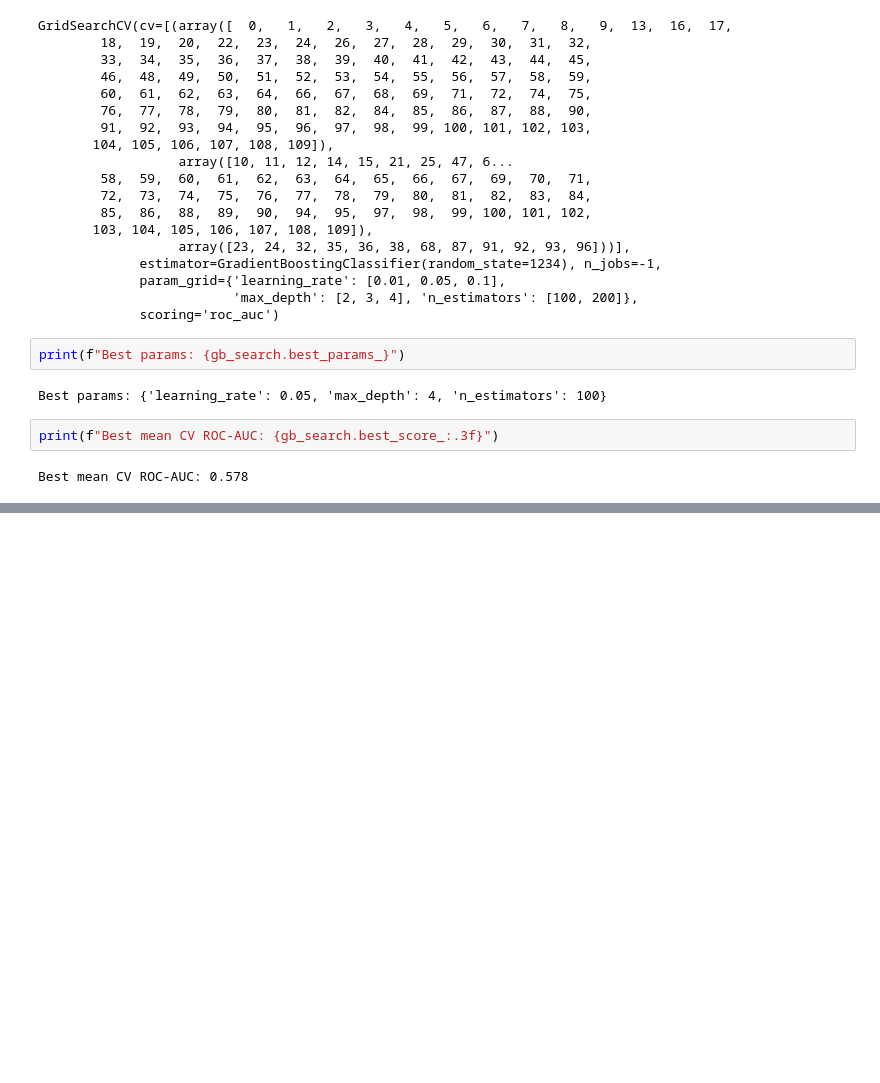
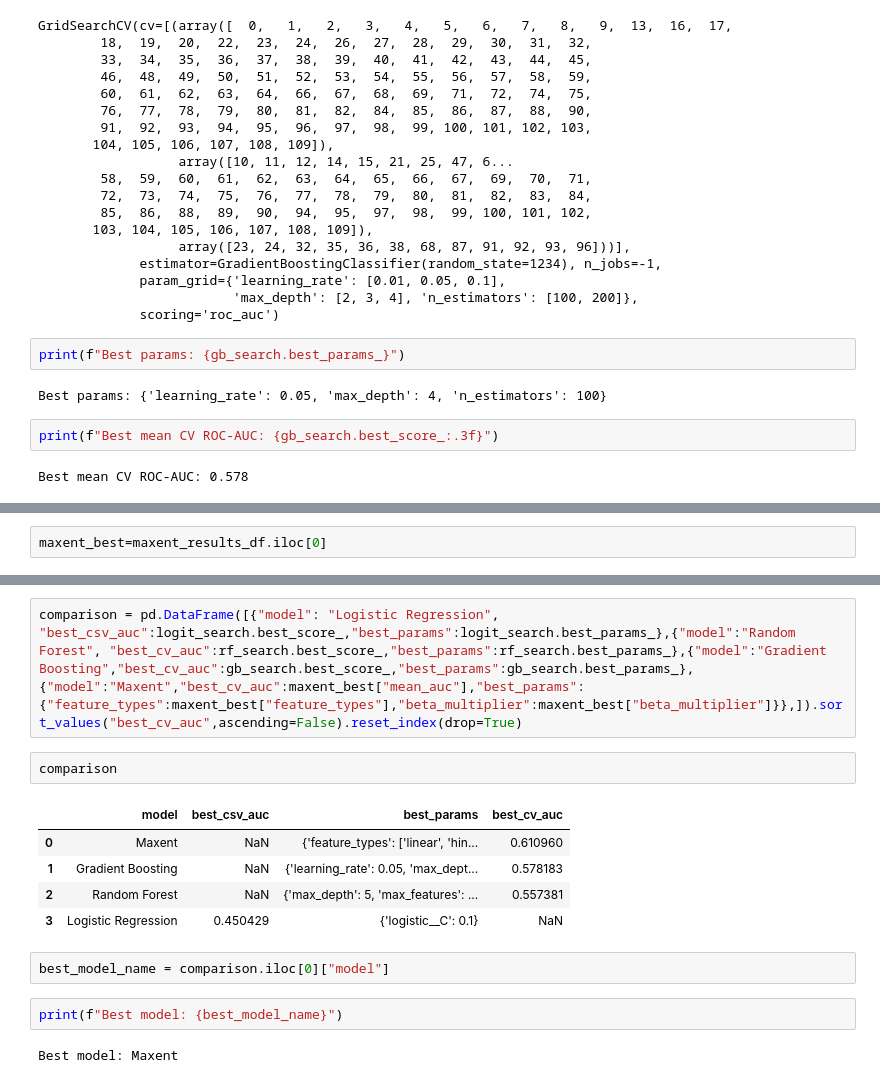
Before and after one commit to weili0522/WildDiscover, a Jupyter notebook: Tuned Models/model_tuning.ipynb, the cells around one changed output, grey strips where cells are left out. Cells and saved outputs as stored; diff of their text form; blank space fills up the shorter version.

```diff
--- a/Tuned Models/model_tuning.ipynb
+++ b/Tuned Models/model_tuning.ipynb
@@ -221,0 +257,2 @@ Best mean CV ROC-AUC: 0.578
+# %%
+maxent_best=maxent_results_df.iloc[0]
@@ -221,0 +267,16 @@ Best mean CV ROC-AUC: 0.578
+# %%
+comparison = pd.DataFrame([{"model": "Logistic Regression", "best_csv_auc":logit_search.best_score_,"best_params":logit_search.best_params_},{"model":"Random Forest", "best_cv_auc":rf_search.best_score_,"best_params":rf_search.best_params_},{"model":"Gradient Boosting","best_cv_auc":gb_search.best_score_,"best_params":gb_search.best_params_},{"model":"Maxent","best_cv_auc":maxent_best["mean_auc"],"best_params":{"feature_types":maxent_best["feature_types"],"beta_multiplier":maxent_best["beta_multiplier"]}},]).sort_values("best_cv_auc",ascending=False).reset_index(drop=True)
+# %%
+comparison
+# %% [output]
+|  | model | best_csv_auc | best_params | best_cv_auc |
+| 0 | Maxent | NaN | {'feature_types': ['linear', 'hin... | 0.610960 |
+| 1 | Gradient Boosting | NaN | {'learning_rate': 0.05, 'max_dept... | 0.578183 |
+| 2 | Random Forest | NaN | {'max_depth': 5, 'max_features': ... | 0.557381 |
+| 3 | Logistic Regression | 0.450429 | {'logistic__C': 0.1} | NaN |
+# %%
+best_model_name = comparison.iloc[0]["model"]
+# %%
+print(f"Best model: {best_model_name}")
+# %% [output]
+Best model: Maxent
```
Also changed, not shown: parts of 10 cells of this notebook, 1 other file.
